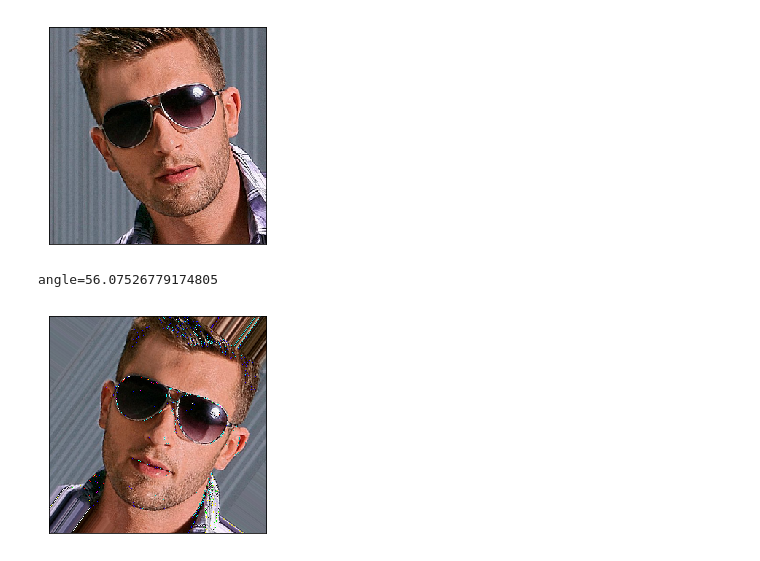
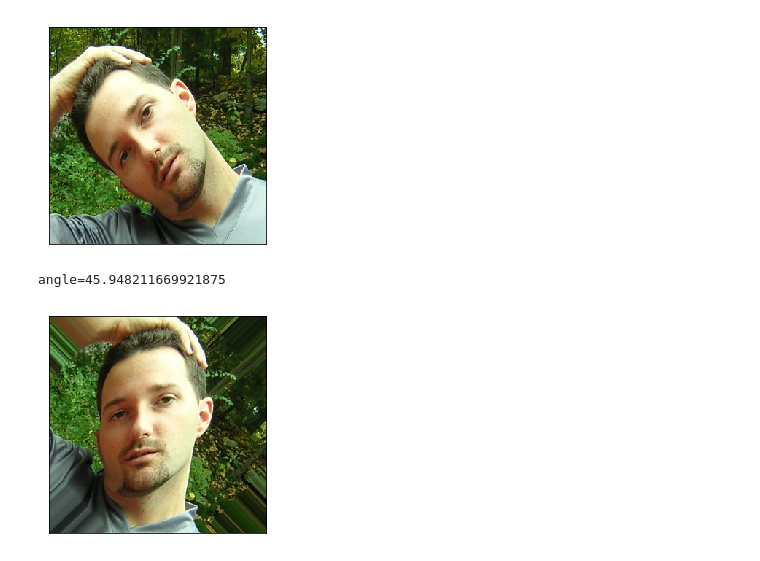
Before and after one commit to florentdelgrange/ai_umons, a Jupyter notebook: challenge1/Notebooks/Model Testing.ipynb, the cells around one changed output. Drawn from its saved outputs; the diff is of its cells as text; code cells hidden in the pictures.

```diff
--- a/challenge1/Notebooks/Model Testing.ipynb
+++ b/challenge1/Notebooks/Model Testing.ipynb
@@ -27,6 +32,7 @@ model = model_from_json(loaded_model_json)
 model.load_weights("../models/rotation_regressor.h5")
 # %%
 def preprocess_input(x):
+    x = np.array(x, dtype='float')
     x /= 255.
     x -= 0.5
     x *= 2.
@@ -65,13 +89,22 @@ angle=94.21659851074219
+# %%
+# load json and create model
+json_file = open('../models/rotation_regressor_2.json', 'r')
+loaded_model_json = json_file.read()
+json_file.close()
+model = model_from_json(loaded_model_json)
+# load weights into new model
+model.load_weights("../models/rotation_regressor_2.h5")
 # %%
-img = load_img('test2.png', target_size=(299, 299))
+img = load_img('test.png', target_size=(299, 299))
 x = img_to_array(img)
+x = np.array(x, dtype='uint8')
 show(np.array(x, dtype='uint8'))
 
 angle = model.predict(preprocess_input(np.array([x])))
 print("angle={}".format(angle[0][0]))
-x = rotate(x, -1 * angle + 20, mode='nearest', reshape=False)
+x = rotate(x, -1 * angle, mode='nearest', reshape=False)
 show(np.array(x, dtype='uint8'))
 # %% [output]
-[figure, old version]
+[figure, new version]
-angle=56.07526779174805
+angle=45.948211669921875
-[figure, old version]
+[figure, new version]
```
Also changed, not shown: parts of 9 cells of this notebook, 2 other files.
